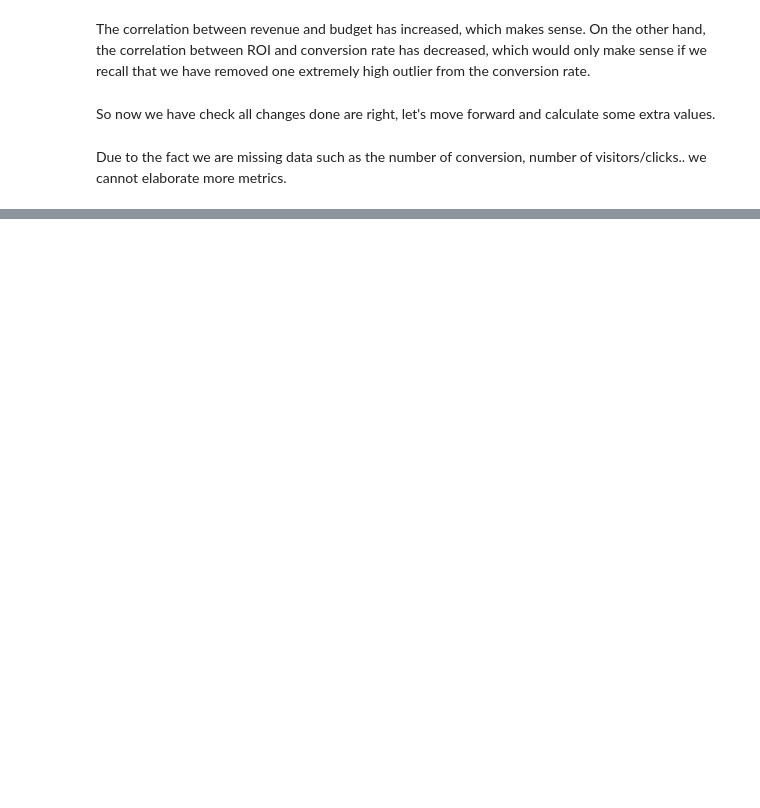
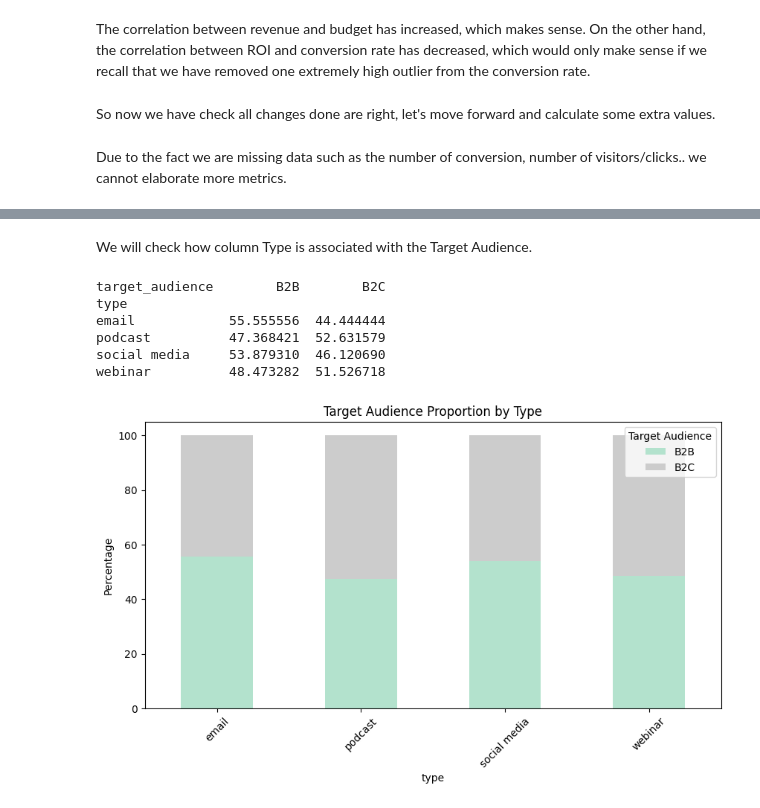
Before and after one commit to Ignacio538/Marketing-Campaings, a Jupyter notebook: Analysis.ipynb, the cells around one changed output, grey strips where cells are left out. Cells and saved outputs as stored; diff of their text form; code cells hidden in the pictures; blank space fills up the shorter version.

```diff
--- a/Analysis.ipynb
+++ b/Analysis.ipynb
@@ -1038,0 +1038,26 @@ df5
+# %% [markdown]
+We will check how column Type is associated with the Target Audience.
+# %%
+# Let's calculate the proportion
+type_target_proportion = df5.groupby(["type", "target_audience"]).size().unstack().fillna(0)
+
+# Now we will convert the counts to percentages
+type_target_percentage = type_target_proportion.div(type_target_proportion.sum(axis=1), axis=0) * 100
+
+print(type_target_percentage)
+# %% [output]
+target_audience        B2B        B2C
+type
+email            55.555556  44.444444
+podcast          47.368421  52.631579
+social media     53.879310  46.120690
+webinar          48.473282  51.526718
+# %%
+type_target_percentage.plot(kind="bar", stacked=True, figsize=(10, 5), colormap="Pastel2")
+plt.ylabel("Percentage")
+plt.title("Target Audience Proportion by Type")
+plt.legend(title="Target Audience")
+plt.xticks(rotation=45)
+plt.show()
+# %% [output]
+[figure, added]
```
Also changed, not shown: parts of 10 cells of this notebook.
